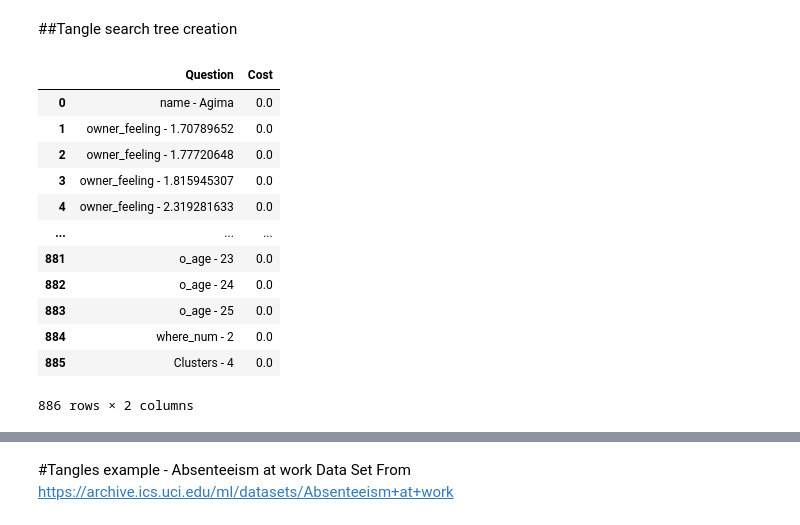
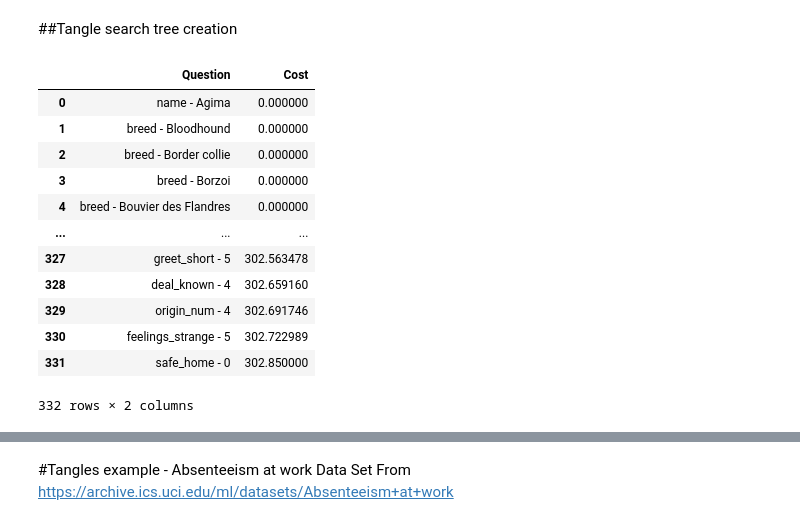
Before and after one commit to zuzannazak/Tangles, a Jupyter notebook: Tangle_playground.ipynb, the cells around one changed output, grey strips where cells are left out. Saved outputs shown, nothing was run; the diff lists cells and outputs as text; code cells hidden in the pictures.

```diff
--- a/Tangle_playground.ipynb
+++ b/Tangle_playground.ipynb
@@ -317,7 +294,10 @@ for columnName in df_original.iteritems():
     print("this is the ID column")
   else:
     if columnName[0] in column_names_numeric:
-      print('Hi!')
+      original_column = columnName[0]
+      med = df_original[original_column].median()
+      thiscolumnname = original_column + " > " + str(med)
+      df_amended_for_tangles[thiscolumnname] = (np.where(df_original[original_column].values > med, "Yes", "No"))
     else:
       i=0
       original_column = columnName[0]
@@ -337,3 +311,0 @@ Hi!
-# %%
-df_amended_for_tangles = df_amended_for_tangles.sample(frac=0.05, replace=False, random_state=1)
-df_amended_for_tangles
@@ -354,47 +332,47 @@ df = df_amended_for_tangles
 
 questions_with_cost_df = pd.DataFrame(columns=['Question', 'Cost'])
 for columnName in df.iteritems():
-  qA = df.loc[df[str(columnName[0])] == "1"]
-  qB = df.loc[df[str(columnName[0])] == "0"]
+  qA = df.loc[df[str(columnName[0])] == "Yes"]
+  qB = df.loc[df[str(columnName[0])] == "No"]
 
   qA = qA.reset_index(drop=True)
   qB = qB.reset_index(drop=True)
 
 
   sum_of_similarities = 0
 
   for i, row in qA.iterrows():
       for l, row in qB.iterrows():
         for k in range(df.shape[1]):
           if qB.iat[l,k] == qA.iat[i,k]:
             sum_of_similarities = sum_of_similarities +1
 
 
   number_of_pairs_between_sets = qA.shape[0]*qB.shape[0]
   if number_of_pairs_between_sets == 0:
     number_of_pairs_between_sets = 0.0000001
   normalized_func_cost = sum_of_similarities/number_of_pairs_between_sets
 
   questions_with_cost_df = pd.concat([questions_with_cost_df, pd.DataFrame({'Question': [str(columnName[0])],
                     'Cost' : [normalized_func_cost]})], ignore_index = True, axis = 0)
 
   sum_of_similarities = 0
 
 questions_with_cost_df = questions_with_cost_df[questions_with_cost_df["Question"] != object_identifier_column_name]
 questions_with_cost_df = questions_with_cost_df.sort_values(by=['Cost'])
 questions_with_cost_df = questions_with_cost_df.reset_index(drop=True)
 questions_with_cost_df
 # %% [output]
 |  | Question | Cost |
-| 0 | name - Agima | 0.0 |
-| 1 | owner_feeling - 1.70789652 | 0.0 |
-| 2 | owner_feeling - 1.77720648 | 0.0 |
-| 3 | owner_feeling - 1.815945307 | 0.0 |
-| 4 | owner_feeling - 2.319281633 | 0.0 |
+| 0 | name - Agima | 0.000000 |
+| 1 | breed - Bloodhound | 0.000000 |
+| 2 | breed - Border collie | 0.000000 |
+| 3 | breed - Borzoi | 0.000000 |
+| 4 | breed - Bouvier des Flandres | 0.000000 |
 | ... | ... | ... |
-| 881 | o_age - 23 | 0.0 |
-| 882 | o_age - 24 | 0.0 |
-| 883 | o_age - 25 | 0.0 |
-| 884 | where_num - 2 | 0.0 |
-| 885 | Clusters - 4 | 0.0 |
+| 327 | greet_short - 5 | 302.563478 |
+| 328 | deal_known - 4 | 302.659160 |
+| 329 | origin_num - 4 | 302.691746 |
+| 330 | feelings_strange - 5 | 302.722989 |
+| 331 | safe_home - 0 | 302.850000 |
-886 rows × 2 columns
+332 rows × 2 columns
```
Also changed, not shown: parts of 10 cells of this notebook.
